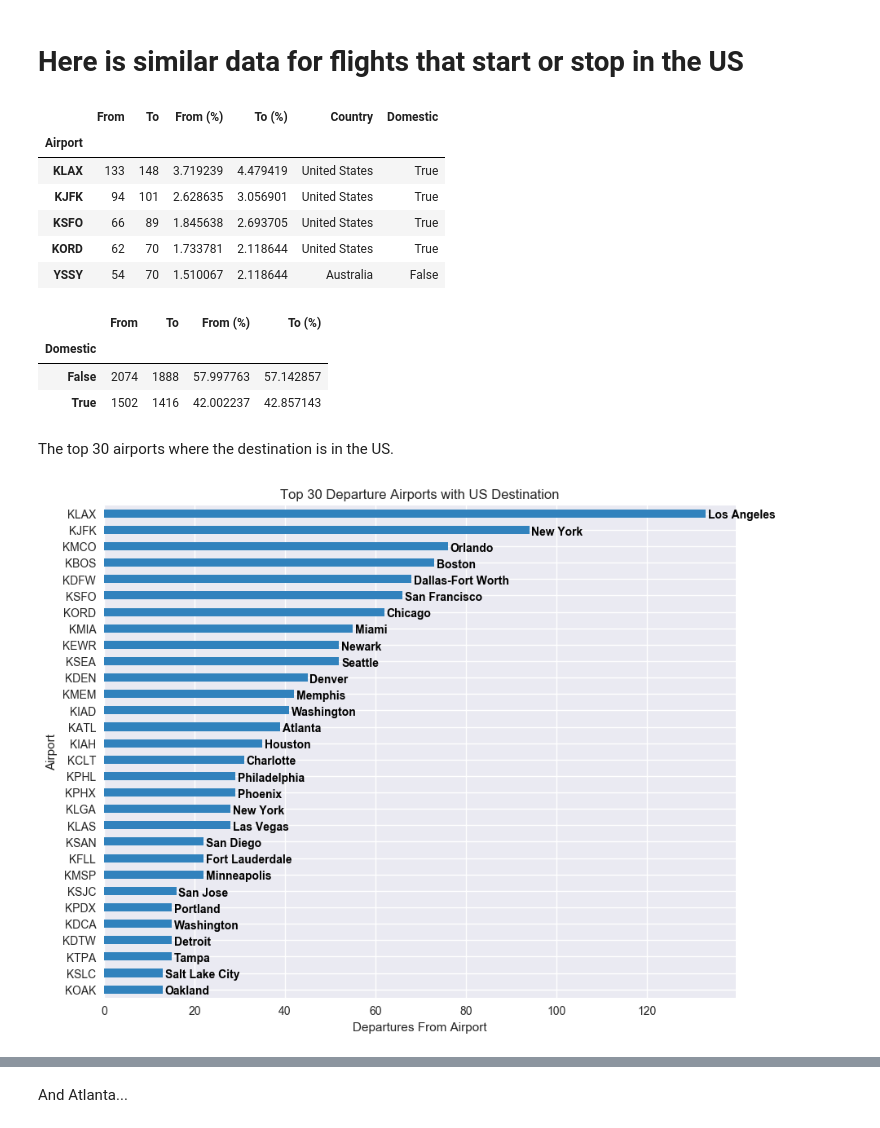
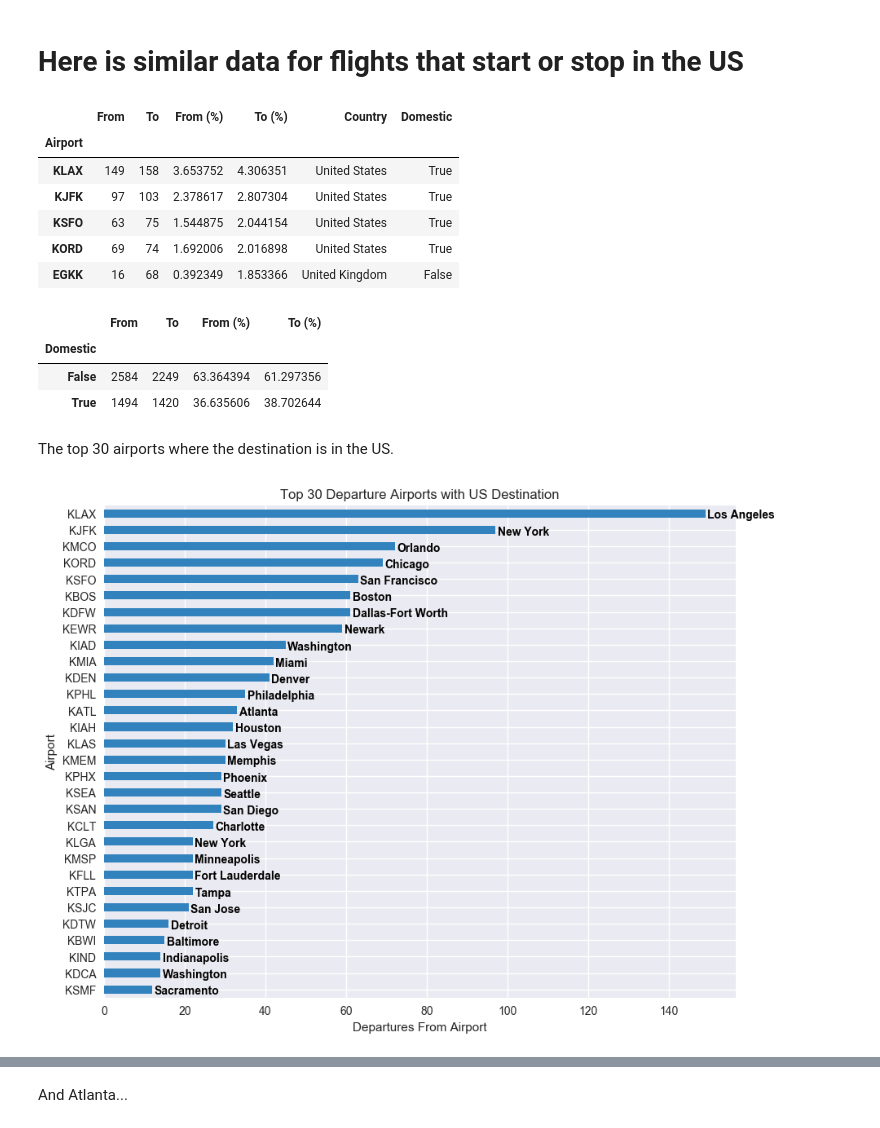
Before and after one commit to slstarnes/adsb-exploration-jupyter-2017, a Jupyter notebook: notebooks/Initial Data Exploration.ipynb, the cells around one changed output, grey strips where cells are left out. Drawn from its saved outputs; the diff is of its cells as text; code cells hidden in the pictures.

```diff
--- a/notebooks/Initial Data Exploration.ipynb
+++ b/notebooks/Initial Data Exploration.ipynb
@@ -262,31 +262,31 @@ for rect, label in zip(rects, city_countr):
 # Here is similar data for flights that start or stop in the US
 # %%
 usa_airports = pd.DataFrame()
-usa_airports['From'] = day_of_data_df.groupby(["From"]).Id.nunique()
-usa_airports['To'] = day_of_data_df.groupby(["To"]).Id.nunique()
+usa_airports['From'] = day_data_df.groupby(["From"]).Id.nunique()
+usa_airports['To'] = day_data_df.groupby(["To"]).Id.nunique()
 usa_airports['From'] = usa_airports['From'].fillna(0).map(np.int64)
 usa_airports['To'] = usa_airports['To'].fillna(0).map(np.int64)
 usa_airports['From (%)'] = usa_airports['From']/usa_airports['From'].sum() * 100
 usa_airports['To (%)'] = usa_airports['To']/usa_airports['To'].sum() * 100
 usa_airports['Country'] = [country_lu(code) for code in usa_airports.index.values]
 usa_airports['Domestic'] = usa_airports.index.isin(us_airports)
 usa_airports.index.name = 'Airport'
 usa_airports.sort_values(by='To',ascending=False).head(5)
 # %% [output]
 |  | From | To | From (%) | To (%) | Country | Domestic |
 | Airport |  |  |  |  |  |  |
-| KLAX | 133 | 148 | 3.719239 | 4.479419 | United States | True |
-| KJFK | 94 | 101 | 2.628635 | 3.056901 | United States | True |
-| KSFO | 66 | 89 | 1.845638 | 2.693705 | United States | True |
-| KORD | 62 | 70 | 1.733781 | 2.118644 | United States | True |
-| YSSY | 54 | 70 | 1.510067 | 2.118644 | Australia | False |
+| KLAX | 149 | 158 | 3.653752 | 4.306351 | United States | True |
+| KJFK | 97 | 103 | 2.378617 | 2.807304 | United States | True |
+| KSFO | 63 | 75 | 1.544875 | 2.044154 | United States | True |
+| KORD | 69 | 74 | 1.692006 | 2.016898 | United States | True |
+| EGKK | 16 | 68 | 0.392349 | 1.853366 | United Kingdom | False |
 # %%
 usa_airports.groupby(usa_airports['Domestic']).sum()
 # %% [output]
 |  | From | To | From (%) | To (%) |
 | Domestic |  |  |  |  |
-| False | 2074 | 1888 | 57.997763 | 57.142857 |
-| True | 1502 | 1416 | 42.002237 | 42.857143 |
+| False | 2584 | 2249 | 63.364394 | 61.297356 |
+| True | 1494 | 1420 | 36.635606 | 38.702644 |
 # %% [markdown]
 The top 30 airports where the destination is in the US.
 # %%
@@ -306,7 +306,7 @@ for rect, label in zip(rects, city):
     y = rect.get_y()
     ax.text(width + .5,y + height, label, color='black',fontsize=10, ha='left', va='top', weight='heavy')
 # %% [output]
-[figure, old version]
+[figure, new version]
 # %%
 mpl.rcParams['figure.figsize'] = 10, 8
 mpl.rcParams['figure.dpi'] = 100
```
Also changed, not shown: parts of 14 cells of this notebook.
